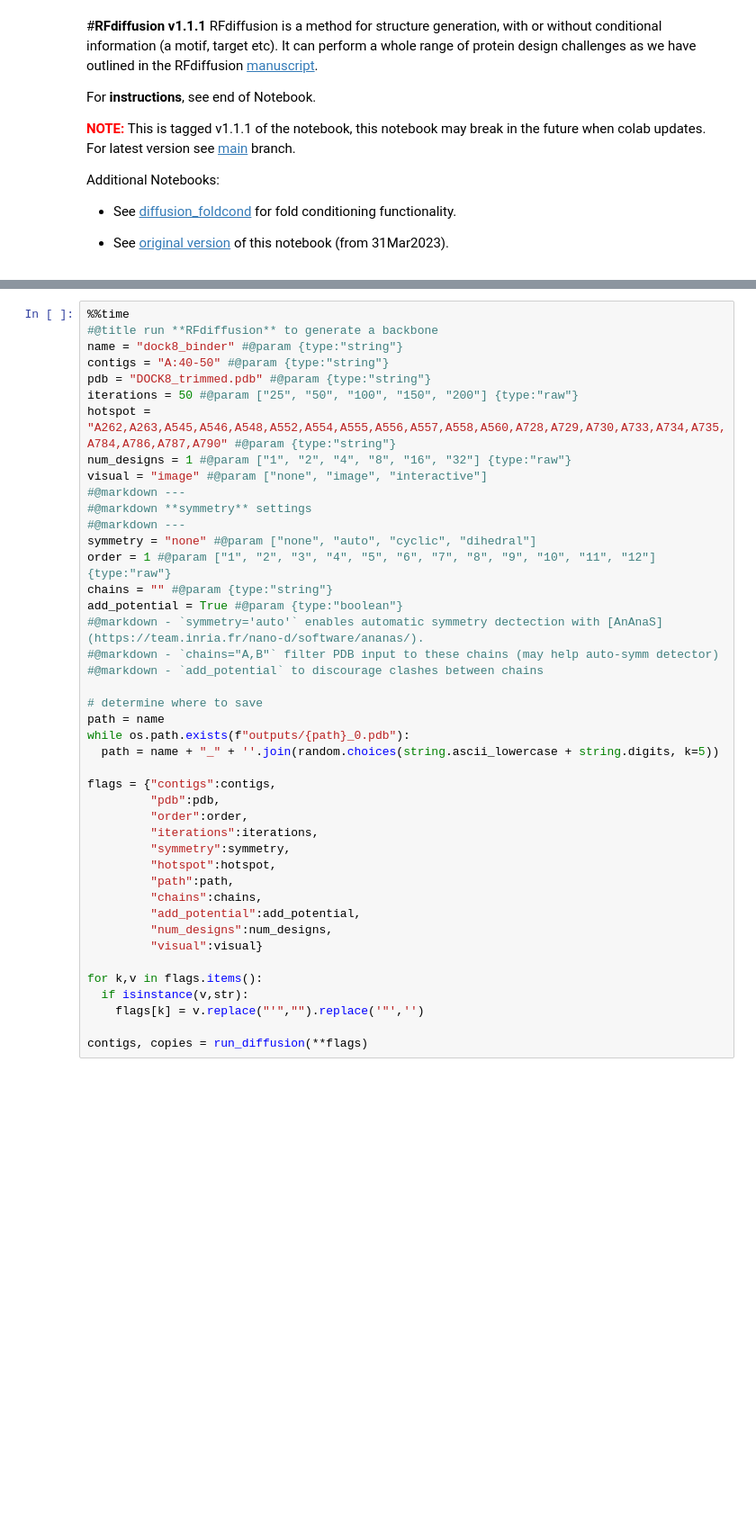
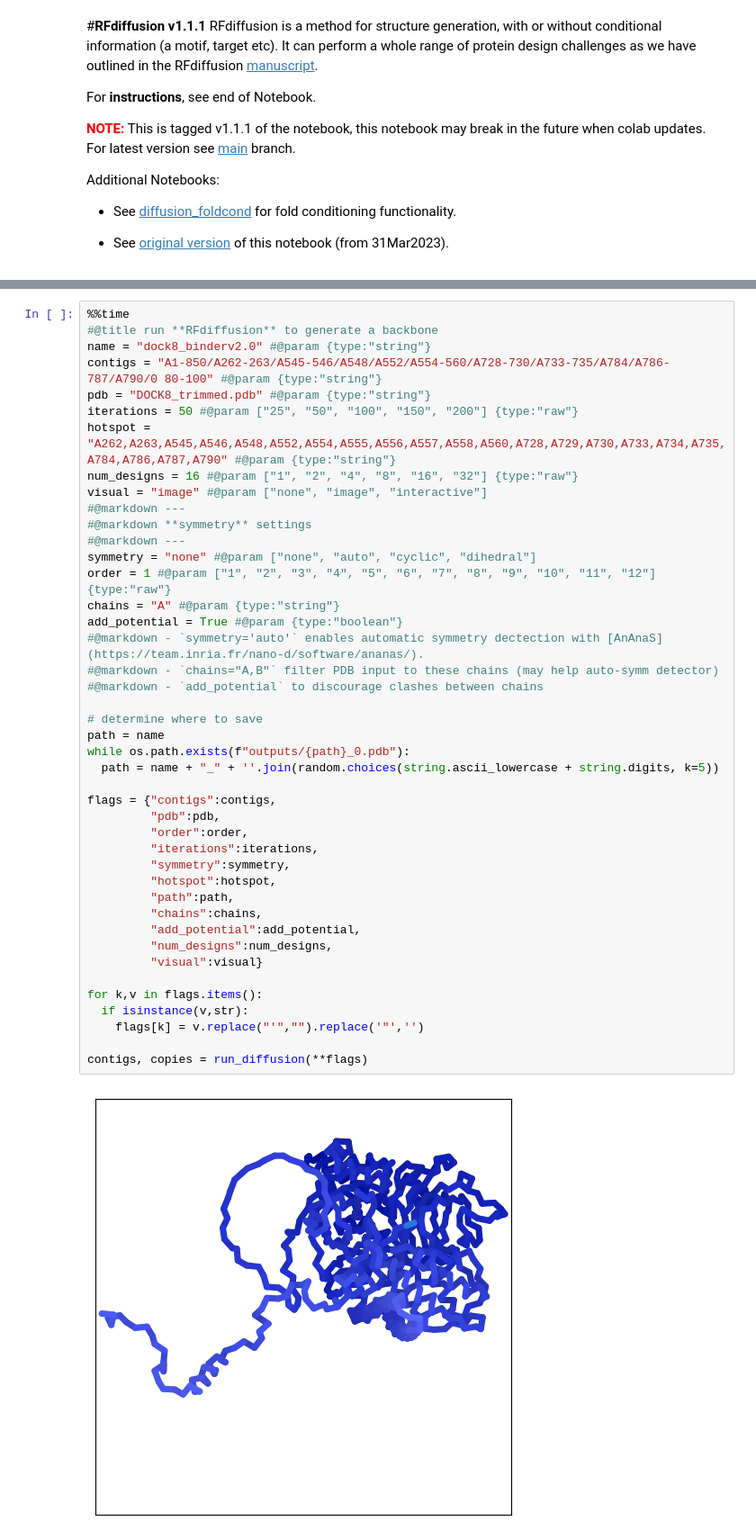
Before and after one commit to BTYGAMER/Atlas, a Jupyter notebook: rf/examples/diffusion.ipynb, the cells around one changed output, grey strips where cells are left out. Shown: that part at 90% size. Saved outputs shown, nothing was run; the diff lists cells and outputs as text; blank space fills up the shorter version.

```diff
--- a/rf/examples/diffusion.ipynb
+++ b/rf/examples/diffusion.ipynb
@@ -347,44 +348,45 @@ Wall time: 196 µs
 # %%
 %%time
 #@title run **RFdiffusion** to generate a backbone
-name = "dock8_binder" #@param {type:"string"}
-contigs = "A:40-50" #@param {type:"string"}
+name = "dock8_binderv2.0" #@param {type:"string"}
+contigs = "A1-850/A262-263/A545-546/A548/A552/A554-560/A728-730/A733-735/A784/A786-787/A790/0 80-100" #@param {type:"string"}
 pdb = "DOCK8_trimmed.pdb" #@param {type:"string"}
 iterations = 50 #@param ["25", "50", "100", "150", "200"] {type:"raw"}
 hotspot = "A262,A263,A545,A546,A548,A552,A554,A555,A556,A557,A558,A560,A728,A729,A730,A733,A734,A735,A784,A786,A787,A790" #@param {type:"string"}
-num_designs = 1 #@param ["1", "2", "4", "8", "16", "32"] {type:"raw"}
+num_designs = 16 #@param ["1", "2", "4", "8", "16", "32"] {type:"raw"}
 visual = "image" #@param ["none", "image", "interactive"]
 #@markdown ---
 #@markdown **symmetry** settings
 #@markdown ---
 symmetry = "none" #@param ["none", "auto", "cyclic", "dihedral"]
 order = 1 #@param ["1", "2", "3", "4", "5", "6", "7", "8", "9", "10", "11", "12"] {type:"raw"}
-chains = "" #@param {type:"string"}
+chains = "A" #@param {type:"string"}
 add_potential = True #@param {type:"boolean"}
 #@markdown - `symmetry='auto'` enables automatic symmetry dectection with [AnAnaS](https://team.inria.fr/nano-d/software/ananas/).
 #@markdown - `chains="A,B"` filter PDB input to these chains (may help auto-symm detector)
 #@markdown - `add_potential` to discourage clashes between chains
 
 # determine where to save
 path = name
 while os.path.exists(f"outputs/{path}_0.pdb"):
   path = name + "_" + ''.join(random.choices(string.ascii_lowercase + string.digits, k=5))
 
 flags = {"contigs":contigs,
          "pdb":pdb,
          "order":order,
          "iterations":iterations,
          "symmetry":symmetry,
          "hotspot":hotspot,
          "path":path,
          "chains":chains,
          "add_potential":add_potential,
          "num_designs":num_designs,
          "visual":visual}
 
 for k,v in flags.items():
   if isinstance(v,str):
     flags[k] = v.replace("'","").replace('"','')
 
 contigs, copies = run_diffusion(**flags)
 # %% [output]
+[figure, added]
```
Also changed, not shown: parts of 6 cells of this notebook.
